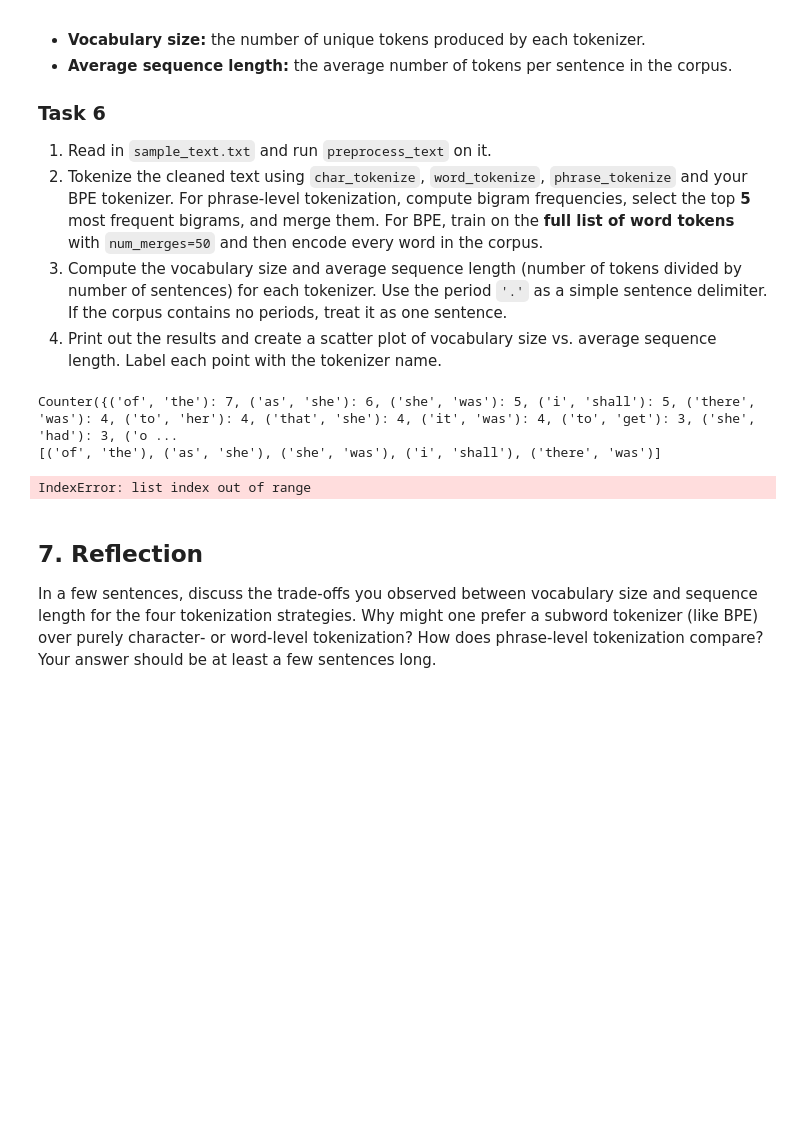
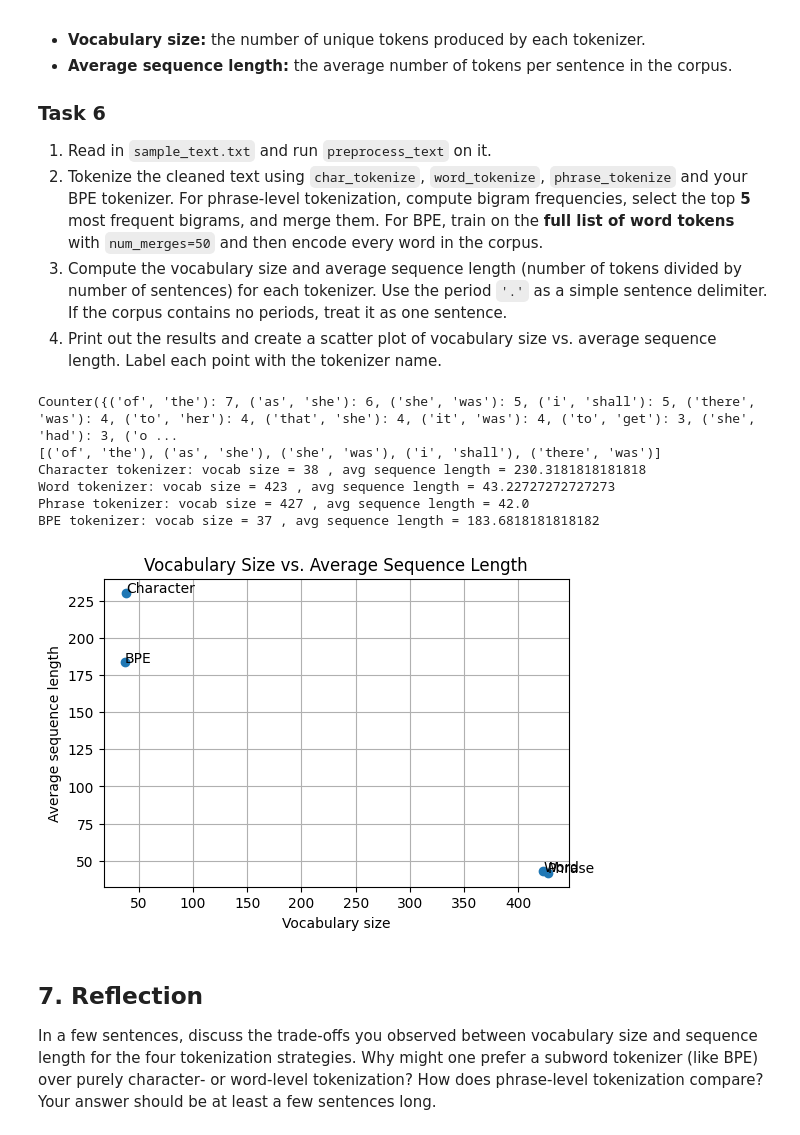
Before and after one commit to dylanlucero/intro_to_nlp_tokenization_lab, a Jupyter notebook: intro_to_nlp_tokenization_lab.ipynb, the cells around one changed output. Saved outputs shown, nothing was run; the diff lists cells and outputs as text; code cells hidden in the pictures; blank space fills up the shorter version.

```diff
--- a/intro_to_nlp_tokenization_lab.ipynb
+++ b/intro_to_nlp_tokenization_lab.ipynb
@@ -95,6 +95,5 @@ def char_tokenize(text: str) -> list[str]:
     ['a', ' ', 'b']
     """
     # TODO: implement character-level tokenization
-    char_token =  list(preprocess_text(text))
-    return char_token
+    return list(preprocess_text(text))
 #print(char_tokenize("ASDIQOWJDIAnsodianndoA1023913 AsDOI"))
@@ -128,12 +129,13 @@ def word_tokenize(text: str) -> list[str]:
     ['multiple', 'spaces', 'here']
     """
     # TODO: implement word-level tokenization
-    word_token = preprocess_text(text).split()
-    while "" in word_token:
-        word_token.remove("")
-    return word_token
+    word = text.split()
 
-#print(word_tokenize("\n asdasd \n   qwe asd8 128339 asdh218"))
+    while "" in word:
+        word.remove("")
+    return word
+
+#print(word_tokenize("\n asDaSd \n   qwe asd8 128339 asdh218"))
 # %% [markdown]
 ## 4. Phrase-Level Tokenization via Bigrams
 
@@ -332,48 +344,52 @@ phrase_tokens = phrase_tokenize(word_tokens, top_bigrams)
 
 # BPE-level tokenization
 # Train BPE on the full list of word tokens
-#merges = bpe_train(word_tokens, 50)
-#bpe_tokens_corpus = []
-#for w in word_tokens:
-#    bpe_tokens_corpus.extend(bpe_encode(w, merges))
+merges = bpe_train(word_tokens, 50)
+bpe_tokens_corpus = []
+for w in word_tokens:
+    bpe_tokens_corpus.extend(bpe_encode(w, merges))
 
 # 3. Compute metrics
 # Vocabulary sizes
 char_vocab_size = len(set(char_tokens))
 word_vocab_size = len(set(word_tokens))
 phrase_vocab_size = len(set(phrase_tokens))
-#bpe_vocab_size = len(set(bpe_tokens_corpus))
+bpe_vocab_size = len(set(bpe_tokens_corpus))
 
 # Average sequence lengths
 avg_char_length = len(char_tokens) / num_sentences
 avg_word_length = len(word_tokens) / num_sentences
 avg_phrase_length = len(phrase_tokens) / num_sentences
-#avg_bpe_length = len(bpe_tokens_corpus) / num_sentences
+avg_bpe_length = len(bpe_tokens_corpus) / num_sentences
 
 # Print results
 print('Character tokenizer: vocab size =', char_vocab_size, ', avg sequence length =', avg_char_length)
 print('Word tokenizer: vocab size =', word_vocab_size, ', avg sequence length =', avg_word_length)
 print('Phrase tokenizer: vocab size =', phrase_vocab_size, ', avg sequence length =', avg_phrase_length)
-#print('BPE tokenizer: vocab size =', bpe_vocab_size, ', avg sequence length =', avg_bpe_length)
+print('BPE tokenizer: vocab size =', bpe_vocab_size, ', avg sequence length =', avg_bpe_length)
 
 # 4. Visualization
 labels = ['Character', 'Word', 'Phrase', 'BPE']
 vocab_sizes = [char_vocab_size, word_vocab_size, phrase_vocab_size, bpe_vocab_size]
 avg_lengths = [avg_char_length, avg_word_length, avg_phrase_length, avg_bpe_length]
 
 plt.figure(figsize=(6,4))
 plt.scatter(vocab_sizes, avg_lengths)
 for i, label in enumerate(labels):
     plt.annotate(label, (vocab_sizes[i], avg_lengths[i]))
 plt.title('Vocabulary Size vs. Average Sequence Length')
 plt.xlabel('Vocabulary size')
 plt.ylabel('Average sequence length')
 plt.grid(True)
 plt.show()
 # %% [output]
 Counter({('of', 'the'): 7, ('as', 'she'): 6, ('she', 'was'): 5, ('i', 'shall'): 5, ('there', 'was'): 4, ('to', 'her'): 4, ('that', 'she'): 4, ('it', 'was'): 4, ('to', 'get'): 3, ('she', 'had'): 3, ('o ...
 [('of', 'the'), ('as', 'she'), ('she', 'was'), ('i', 'shall'), ('there', 'was')]
+Character tokenizer: vocab size = 38 , avg sequence length = 230.3181818181818
+Word tokenizer: vocab size = 423 , avg sequence length = 43.22727272727273
+Phrase tokenizer: vocab size = 427 , avg sequence length = 42.0
+BPE tokenizer: vocab size = 37 , avg sequence length = 183.6818181818182
-IndexError: list index out of range
+[figure, added]
 # %% [markdown]
 ## 7. Reflection
 
```
Also changed, not shown: parts of 5 cells of this notebook.
